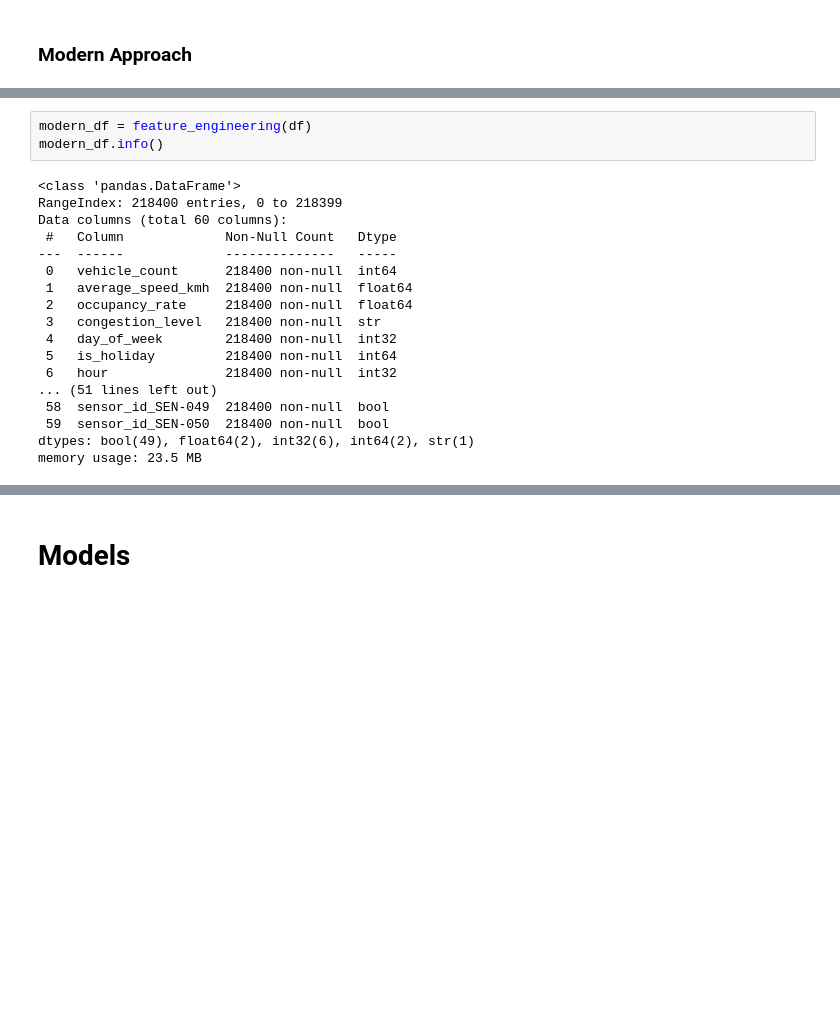
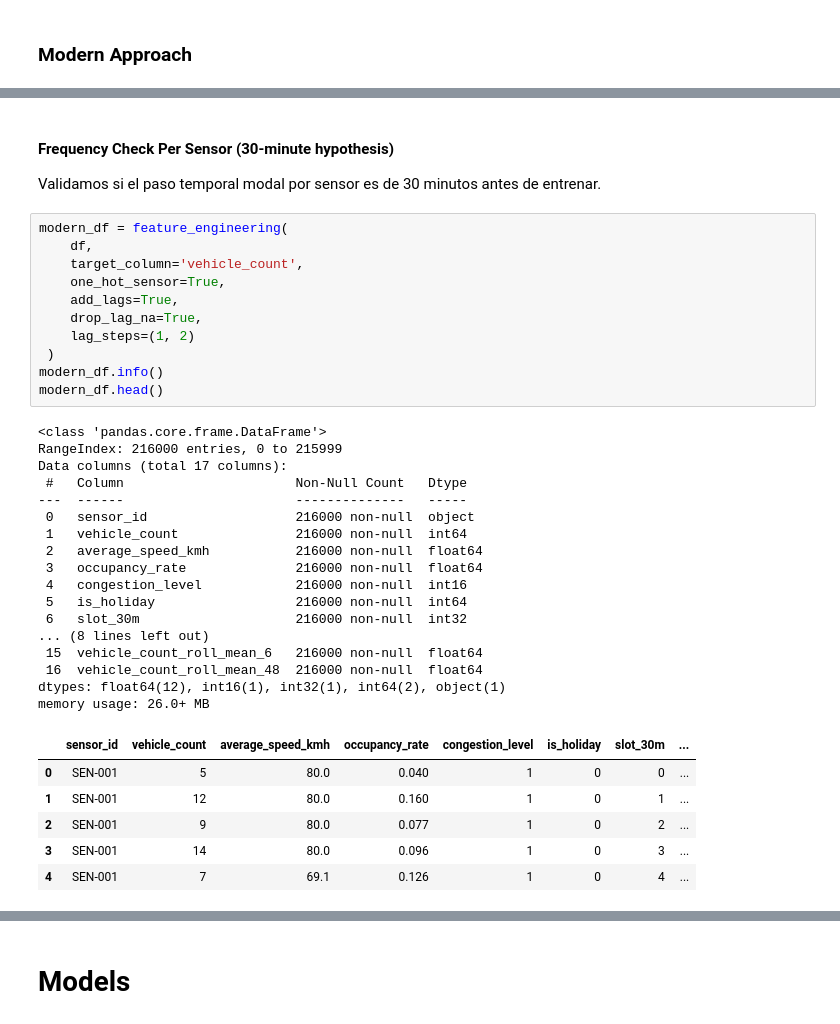
Before and after one commit to Albertouskas/traffic_flow_prediction_forecasting_and_analysis, a Jupyter notebook: traffic_forecast.ipynb, the cells around one changed output, grey strips where cells are left out. Saved outputs shown, nothing was run; the diff lists cells and outputs as text; blank space fills up the shorter version.

```diff
--- a/traffic_forecast.ipynb
+++ b/traffic_forecast.ipynb
@@ -189,21 +241,38 @@ plt.show()
+# %% [markdown]
+#### Frequency Check Per Sensor (30-minute hypothesis)
+Validamos si el paso temporal modal por sensor es de 30 minutos antes de entrenar.
 # %%
-modern_df = feature_engineering(df)
+modern_df = feature_engineering(
+    df,
+    target_column='vehicle_count',
+    one_hot_sensor=True,
+    add_lags=True,
+    drop_lag_na=True,
+    lag_steps=(1, 2)
+ )
 modern_df.info()
+modern_df.head()
 # %% [output]
-<class 'pandas.DataFrame'>
-RangeIndex: 218400 entries, 0 to 218399
-Data columns (total 60 columns):
- #   Column             Non-Null Count   Dtype
----  ------             --------------   -----
- 0   vehicle_count      218400 non-null  int64
- 1   average_speed_kmh  218400 non-null  float64
- 2   occupancy_rate     218400 non-null  float64
- 3   congestion_level   218400 non-null  str
- 4   day_of_week        218400 non-null  int32
- 5   is_holiday         218400 non-null  int64
- 6   hour               218400 non-null  int32
-... (51 lines left out)
- 58  sensor_id_SEN-049  218400 non-null  bool
- 59  sensor_id_SEN-050  218400 non-null  bool
-dtypes: bool(49), float64(2), int32(6), int64(2), str(1)
-memory usage: 23.5 MB
+<class 'pandas.core.frame.DataFrame'>
+RangeIndex: 216000 entries, 0 to 215999
+Data columns (total 17 columns):
+ #   Column                      Non-Null Count   Dtype
+---  ------                      --------------   -----
+ 0   sensor_id                   216000 non-null  object
+ 1   vehicle_count               216000 non-null  int64
+ 2   average_speed_kmh           216000 non-null  float64
+ 3   occupancy_rate              216000 non-null  float64
+ 4   congestion_level            216000 non-null  int16
+ 5   is_holiday                  216000 non-null  int64
+ 6   slot_30m                    216000 non-null  int32
+... (8 lines left out)
+ 15  vehicle_count_roll_mean_6   216000 non-null  float64
+ 16  vehicle_count_roll_mean_48  216000 non-null  float64
+dtypes: float64(12), int16(1), int32(1), int64(2), object(1)
+memory usage: 26.0+ MB
+|  | sensor_id | vehicle_count | average_speed_kmh | occupancy_rate | congestion_level | is_holiday | slot_30m | ... |
+| 0 | SEN-001 | 5 | 80.0 | 0.040 | 1 | 0 | 0 | ... |
+| 1 | SEN-001 | 12 | 80.0 | 0.160 | 1 | 0 | 1 | ... |
+| 2 | SEN-001 | 9 | 80.0 | 0.077 | 1 | 0 | 2 | ... |
+| 3 | SEN-001 | 14 | 80.0 | 0.096 | 1 | 0 | 3 | ... |
+| 4 | SEN-001 | 7 | 69.1 | 0.126 | 1 | 0 | 4 | ... |
```
Also changed, not shown: parts of 8 cells of this notebook.
